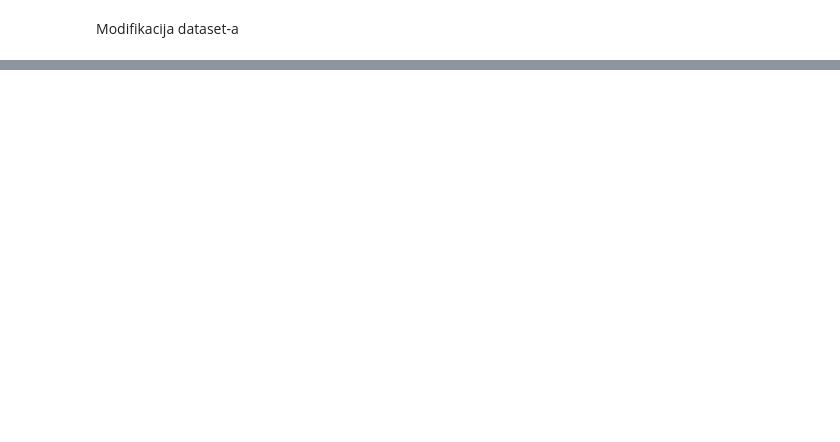
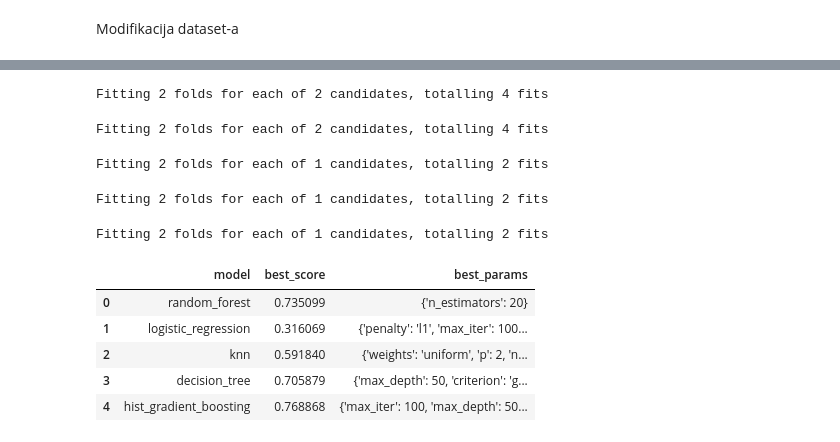
Before and after one commit to mjovanovic9999/ML, a Jupyter notebook: I/notebook/main.ipynb, the cells around one changed output, grey strips where cells are left out. Cells and saved outputs as stored; diff of their text form; code cells hidden in the pictures; blank space fills up the shorter version.

```diff
--- a/I/notebook/main.ipynb
+++ b/I/notebook/main.ipynb
@@ -653,17 +626,20 @@ dataframe_label_binary['readmitted'].value_counts().plot(kind='pie')
 <AxesSubplot: ylabel='readmitted'>
 [figure]
 # %%
-# scores, models=gridSearch(dataframe_label_binary, 'readmitted', search_space, metric='accuracy')
-# sc = pd.DataFrame(scores,columns=['model','best_score','best_params'])
-# sc
+if run_long_tasks:
+    scores, models=gridSearch(dataframe_label_binary, 'readmitted', search_space, metric='accuracy')
+    sc = pd.DataFrame(scores,columns=['model','best_score','best_params'])
+    sc
 # %%
-# scores, models=gridSearch(dataframe_onehot_binary, 'readmitted', search_space, metric='accuracy')
-# sc = pd.DataFrame(scores,columns=['model','best_score','best_params'])
-# sc
+if run_long_tasks:
+    scores, models=gridSearch(dataframe_onehot_binary, 'readmitted', search_space, metric='accuracy')
+    sc = pd.DataFrame(scores,columns=['model','best_score','best_params'])
+    sc
 # %%
-# scores, models=gridSearch(dataframe_onehot_plus_binary, 'readmitted', search_space, metric='accuracy')
-# sc = pd.DataFrame(scores,columns=['model','best_score','best_params'])
-# sc
+if run_long_tasks:
+    scores, models=gridSearch(dataframe_onehot_plus_binary, 'readmitted', search_space, metric='accuracy')
+    sc = pd.DataFrame(scores,columns=['model','best_score','best_params'])
+    sc
 # %%
 def randomSearch(df, target, search_space, scorings=['accuracy','f1','f1_micro','f1_macro','roc_auc_ovr','roc_auc_ovo','roc_auc','precision'], metric='f1', folds=2):
     np.random.seed(0)
@@ -1001,0 +922,4 @@ HistGradientBoostingClassifier(l2_regularization=1.5, learning_rate=0.4,
+# %%
+dataframe_label_binary2=get_balanced_dataframe_oversample(dataframe_label_binary2,algorithm=SMOTE,ratio=0.9)
+dataframe_onehot_binary2=get_balanced_dataframe_oversample(dataframe_onehot_binary2,algorithm=SMOTE,ratio=0.9)
+dataframe_onehot_plus_binary2=get_balanced_dataframe_oversample(dataframe_onehot_plus_binary2,algorithm=SMOTE,ratio=0.9)
@@ -1001,0 +983,16 @@ HistGradientBoostingClassifier(l2_regularization=1.5, learning_rate=0.4,
+# %%
+scores, models=randomSearch(dataframe_label_binary2, 'readmitted', search_space3, metric='f1', folds=2)
+sc = pd.DataFrame(scores,columns=['model','best_score','best_params'])
+sc
+# %% [output]
+Fitting 2 folds for each of 2 candidates, totalling 4 fits
+Fitting 2 folds for each of 2 candidates, totalling 4 fits
+Fitting 2 folds for each of 1 candidates, totalling 2 fits
+Fitting 2 folds for each of 1 candidates, totalling 2 fits
+Fitting 2 folds for each of 1 candidates, totalling 2 fits
+|  | model | best_score | best_params |
+| 0 | random_forest | 0.735099 | {'n_estimators': 20} |
+| 1 | logistic_regression | 0.316069 | {'penalty': 'l1', 'max_iter': 100... |
+| 2 | knn | 0.591840 | {'weights': 'uniform', 'p': 2, 'n... |
+| 3 | decision_tree | 0.705879 | {'max_depth': 50, 'criterion': 'g... |
+| 4 | hist_gradient_boosting | 0.768868 | {'max_iter': 100, 'max_depth': 50... |
```
Also changed, not shown: parts of 37 cells of this notebook.
